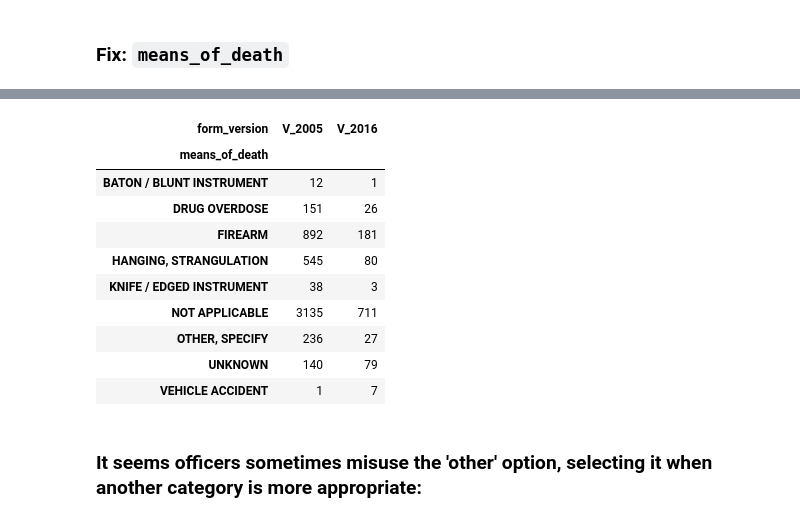
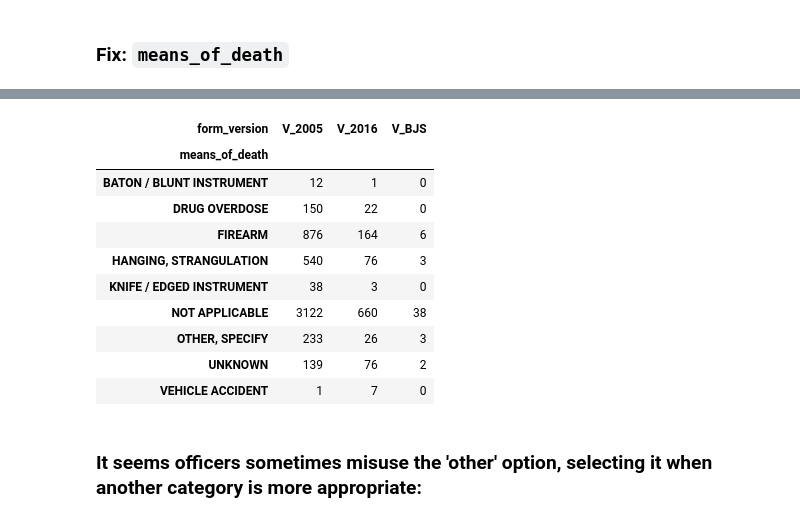
Before and after one commit to texas-justice-initiative/data-processing, a Jupyter notebook: data_cleaning/clean_cdr.ipynb, the cells around one changed output, grey strips where cells are left out. Saved outputs shown, nothing was run; the diff lists cells and outputs as text; code cells hidden in the pictures.

```diff
--- a/data_cleaning/clean_cdr.ipynb
+++ b/data_cleaning/clean_cdr.ipynb
@@ -215,0 +299,3 @@ upcase_strip_string_cells(cdr)
+# %%
+dropped = cdr[dup_pii]
+cdr = cdr[~dup_pii]
@@ -238,4 +349,7 @@ AMERICAN INDIAN/ALASKA NATIVE         13
 MIDDLE EAST                           12
 NATIVE HAWAIIAN/PACIFIC ISLANDER       5
 Name: ethnicity, dtype: int64
+# %%
+# Collapse the various OTHER-like values
+cdr.loc[cdr.ethnicity.fillna('').str.contains('OTHER'), 'ethnicity'] = 'OTHER'
 # %%
@@ -257,3 +372,6 @@ ANGLO & MIDDLE EAST    1
 Name: ethnicity_other, dtype: int64
+# %%
+# Replace the nonsensical 0 with NaN
+cdr.loc[cdr.ethnicity_other.astype(str) == '0', 'ethnicity_other'] = None
 # %%
 # Let's make sure nobody is filling out the "other ethnicity" column when they shouldn't...
@@ -376,6 +523,6 @@ replacements = {
     'ELSEWHERE': OTHER_SPECIFY,
     'ELSEWHERE, SPECIFY': OTHER_SPECIFY,
 }
-cdr['death_location'] = cdr['death_location'].apply(lambda x: replacements.get(x.strip(), x))
+cdr['death_location'] = cdr['death_location'].apply(lambda x: None if pd.isnull(x) else replacements.get(x.strip(), x))
 pd.crosstab(cdr.death_location, cdr.form_version)
 # %% [output]
@@ -412,27 +561,28 @@ pd.crosstab(cdr.means_of_death, cdr.form_version)
 # %%
 replacements = {
     'NOT APPLICABLE, CAUSE OF DEATH WAS ILLNESS/NATURAL CAUSE': 'NOT APPLICABLE',
     'NOT APPLICABLE; CAUSE OF DEATH WAS INTOXICATION OR ILLNESS/NATURAL CAUSES': 'NOT APPLICABLE',
     'OTHER': OTHER_SPECIFY,
     'KNIFE, CUTTING INSTRUMENT': 'KNIFE / EDGED INSTRUMENT',
     'BLUNT INSTRUMENT': 'BATON / BLUNT INSTRUMENT',
     "DON'T KNOW": 'UNKNOWN',
     "DON\\'T KNOW": 'UNKNOWN',
+    'RIFLE/SHOTGUN': 'FIREARM',
 }
-cdr['means_of_death'] = cdr['means_of_death'].apply(lambda x: replacements.get(x.strip(), x))
+cdr['means_of_death'] = cdr['means_of_death'].apply(lambda x:  None if pd.isnull(x) else replacements.get(x.strip(), x))
 pd.crosstab(cdr.means_of_death, cdr.form_version)
 # %% [output]
-| form_version | V_2005 | V_2016 |
-| means_of_death |  |  |
-| BATON / BLUNT INSTRUMENT | 12 | 1 |
-| DRUG OVERDOSE | 151 | 26 |
-| FIREARM | 892 | 181 |
-| HANGING, STRANGULATION | 545 | 80 |
-| KNIFE / EDGED INSTRUMENT | 38 | 3 |
-| NOT APPLICABLE | 3135 | 711 |
-| OTHER, SPECIFY | 236 | 27 |
-| UNKNOWN | 140 | 79 |
-| VEHICLE ACCIDENT | 1 | 7 |
+| form_version | V_2005 | V_2016 | V_BJS |
+| means_of_death |  |  |  |
+| BATON / BLUNT INSTRUMENT | 12 | 1 | 0 |
+| DRUG OVERDOSE | 150 | 22 | 0 |
+| FIREARM | 876 | 164 | 6 |
+| HANGING, STRANGULATION | 540 | 76 | 3 |
+| KNIFE / EDGED INSTRUMENT | 38 | 3 | 0 |
+| NOT APPLICABLE | 3122 | 660 | 38 |
+| OTHER, SPECIFY | 233 | 26 | 3 |
+| UNKNOWN | 139 | 76 | 2 |
+| VEHICLE ACCIDENT | 1 | 7 | 0 |
 # %% [markdown]
 ### It seems officers sometimes misuse the 'other' option, selecting it when another category is more appropriate:
 # %%
```
Also changed, not shown: parts of 84 cells of this notebook, 2 other files.
